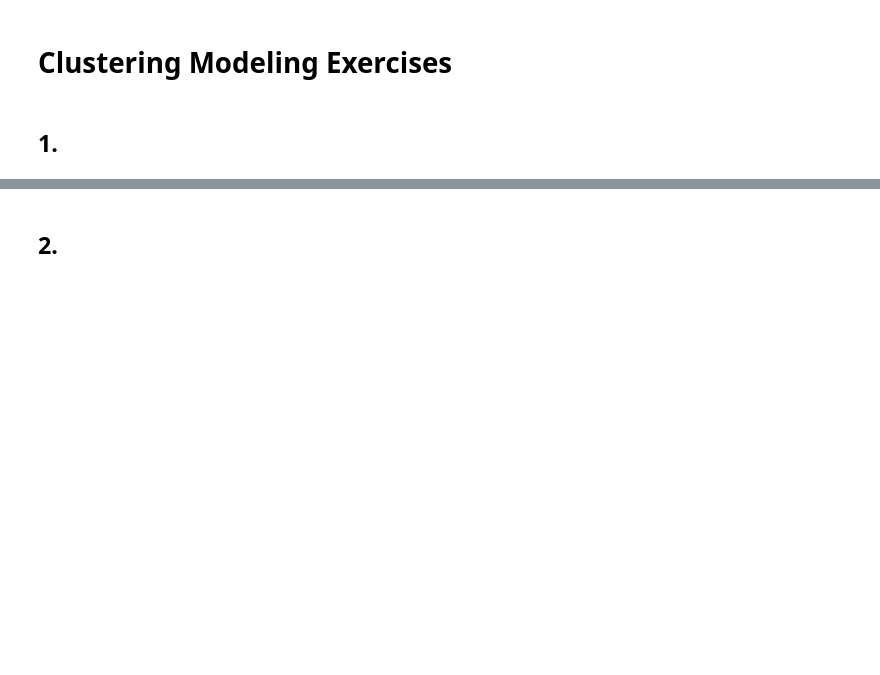
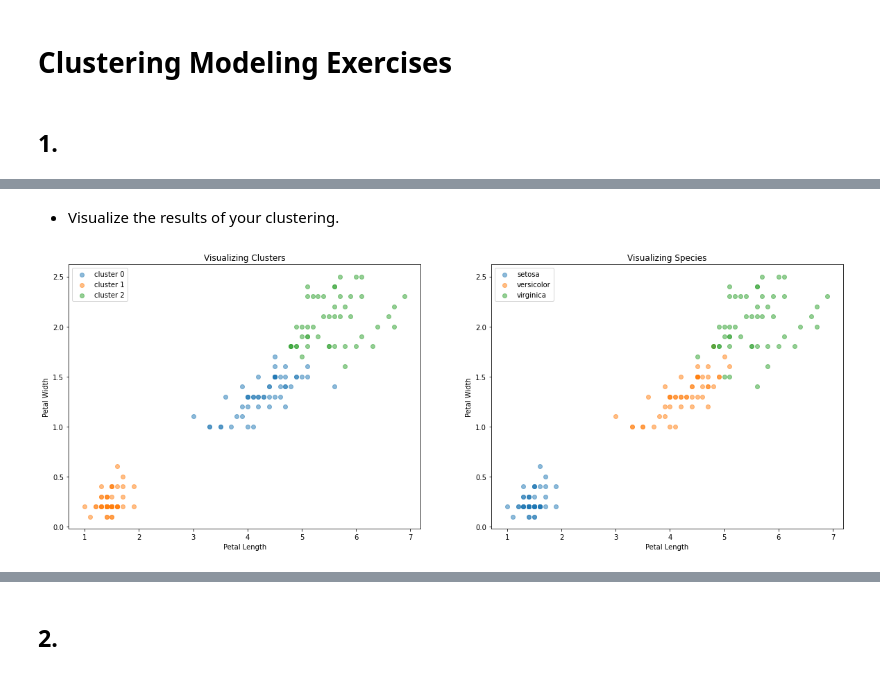
Before and after one commit to adam-talbot/clustering-exercises, a Jupyter notebook: modeling.ipynb, the cells around one changed output, grey strips where cells are left out. Cells and saved outputs as stored; diff of their text form; code cells hidden in the pictures; blank space fills up the shorter version.

```diff
--- a/modeling.ipynb
+++ b/modeling.ipynb
@@ -10,0 +56,3 @@ Using this lesson as a guide, perform clustering on the iris dataset.
+# %%
+X = iris[['petal_length', 'petal_width']]
+X.head()
@@ -10,0 +82,11 @@ Using this lesson as a guide, perform clustering on the iris dataset.
+# %%
+# sklearn implementation of KMeans
+
+#define the thing
+kmeans = KMeans(n_clusters=3, random_state=527)
+
+# fit the thing
+kmeans.fit(X_scaled)
+
+# Use (predict using) the thing
+kmeans.predict(X_scaled)
@@ -10,0 +101,32 @@ Using this lesson as a guide, perform clustering on the iris dataset.
+# %%
+# make a new column names cluster in iris and X_scaled dataframe
+
+iris['cluster'] = kmeans.predict(X_scaled)
+
+# X_scaled['cluster'] = kmeans.predict(X_scaled)
+# %% [markdown]
+- Visualize the results of your clustering.
+# %%
+plt.figure(figsize=(20, 7))
+
+plt.subplot(121)
+
+for cluster, subset in iris.groupby('cluster'):
+    plt.scatter(x=subset.petal_length, y=subset.petal_width, label='cluster ' + str(cluster), alpha=.5, cmap='reds')
+plt.legend()
+plt.xlabel('Petal Length')
+plt.ylabel('Petal Width')
+plt.title('Visualizing Clusters')
+
+plt.subplot(122)
+
+for species, subset in iris.groupby('species'):
+    plt.scatter(x = subset.petal_length, y = subset.petal_width, label=str(species), alpha=.5)
+
+plt.legend()
+plt.xlabel('Petal Length')
+plt.ylabel('Petal Width')
+plt.title('Visualizing Species')
+plt.show()
+# %% [output]
+[figure, added]
```
Also changed, not shown: parts of 127 cells of this notebook.
